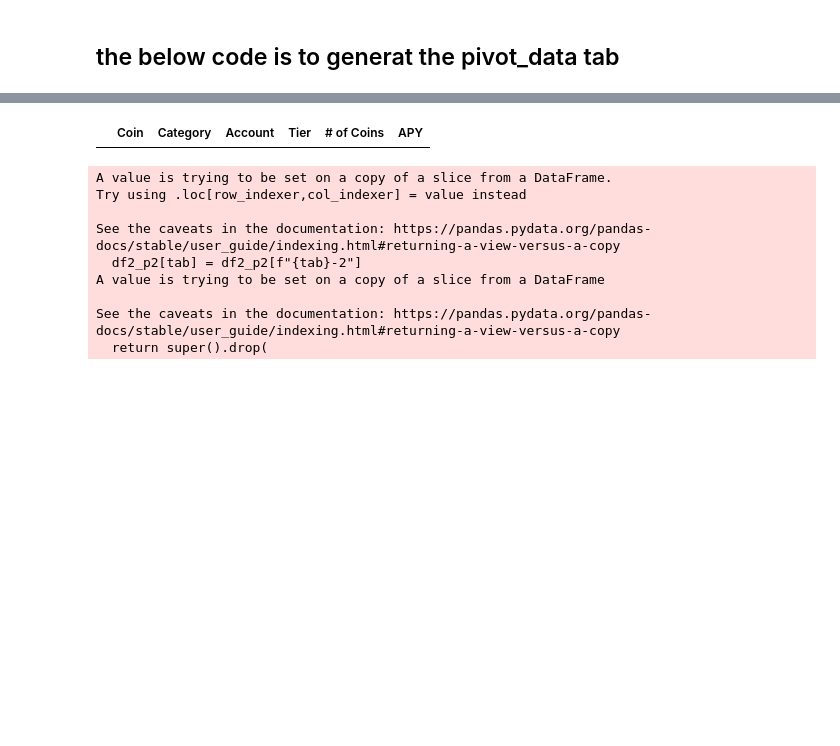
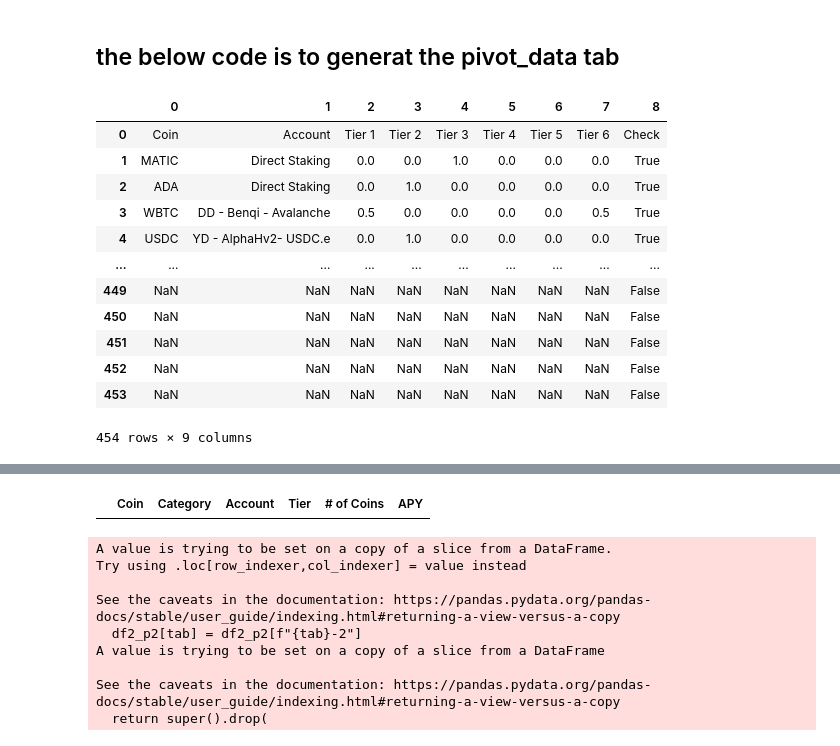
Before and after one commit to GabrielChoukroun/waterfall_python, a Jupyter notebook: portfolio_waterfall_live.ipynb, the cells around one changed output, grey strips where cells are left out. Drawn from its saved outputs; the diff is of its cells as text; code cells hidden in the pictures; blank space fills up the shorter version.

```diff
--- a/portfolio_waterfall_live.ipynb
+++ b/portfolio_waterfall_live.ipynb
@@ -795,5 +789,21 @@ coin_stat_tier_apy[coin_stat_tier_apy['Account'] == 'DD - Badger - tBTC']
 # %% [markdown]
 ## the below code is to generat the pivot_data tab
+# %%
+tier_override
+# %% [output]
+|  | 0 | 1 | 2 | 3 | 4 | 5 | 6 | 7 | 8 |
+| 0 | Coin | Account | Tier 1 | Tier 2 | Tier 3 | Tier 4 | Tier 5 | Tier 6 | Check |
+| 1 | MATIC | Direct Staking | 0.0 | 0.0 | 1.0 | 0.0 | 0.0 | 0.0 | True |
+| 2 | ADA | Direct Staking | 0.0 | 1.0 | 0.0 | 0.0 | 0.0 | 0.0 | True |
+| 3 | WBTC | DD - Benqi - Avalanche | 0.5 | 0.0 | 0.0 | 0.0 | 0.0 | 0.5 | True |
+| 4 | USDC | YD - AlphaHv2- USDC.e | 0.0 | 1.0 | 0.0 | 0.0 | 0.0 | 0.0 | True |
+| ... | ... | ... | ... | ... | ... | ... | ... | ... | ... |
+| 449 | NaN | NaN | NaN | NaN | NaN | NaN | NaN | NaN | False |
+| 450 | NaN | NaN | NaN | NaN | NaN | NaN | NaN | NaN | False |
+| 451 | NaN | NaN | NaN | NaN | NaN | NaN | NaN | NaN | False |
+| 452 | NaN | NaN | NaN | NaN | NaN | NaN | NaN | NaN | False |
+| 453 | NaN | NaN | NaN | NaN | NaN | NaN | NaN | NaN | False |
+454 rows × 9 columns
 # %%
 tier_override.columns = tier_override.loc[0]
 tier_override = tier_override.loc[1:]
```
Also changed, not shown: parts of 34 cells of this notebook, 18 other files.
